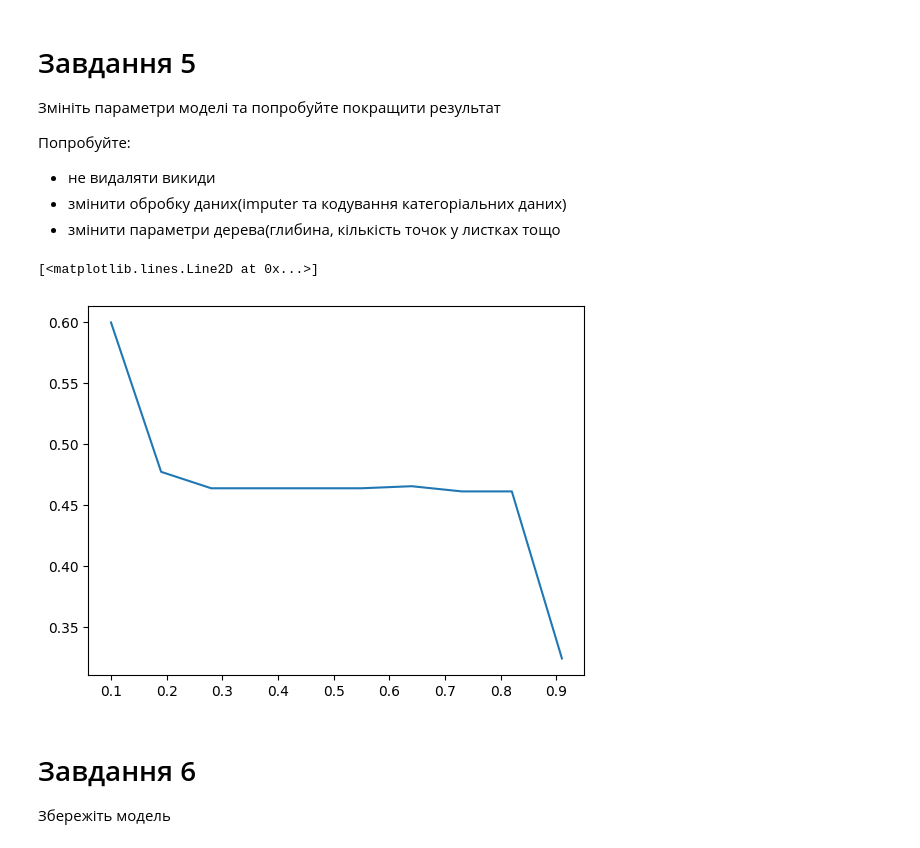
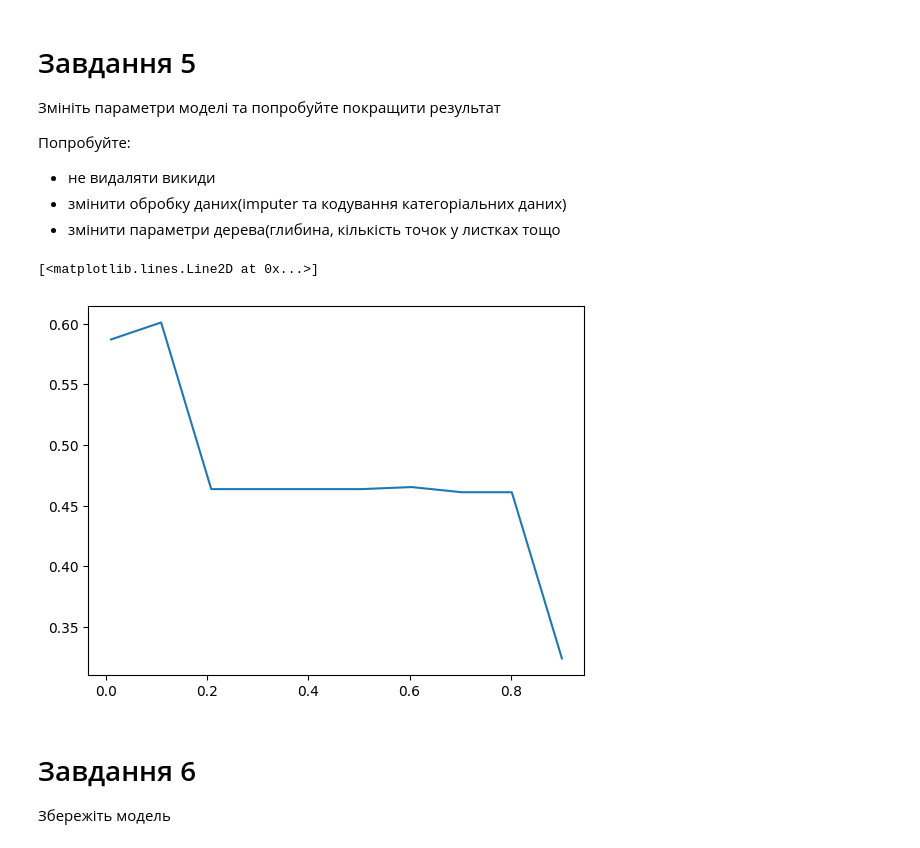
Before and after one commit to shaya-686/AI, a Jupyter notebook: ДЗ_8.ipynb, the cells around one changed output. Cells and saved outputs as stored; diff of their text form; code cells hidden in the pictures.

```diff
--- a/ДЗ_8.ipynb
+++ b/ДЗ_8.ipynb
@@ -232,22 +232,22 @@ graph.render("fare tree")
 * змінити обробку даних(imputer та кодування категоріальних даних)
 * змінити параметри дерева(глибина, кількість точок у листках тощо
 # %%
-min_samples_split = np.linspace(0.1, 1.0, 10, endpoint=False)
+min_samples_split = np.linspace(0.01, 1.0, 10, endpoint=False)
 r2 = []
 for split in min_samples_split:
   model = Pipeline(
     [("prep", preprocessor),
      ("tree", tree.DecisionTreeRegressor(max_depth=4, min_samples_split = split, random_state=42))])
 
   model.fit(X_train, y_train)
   y_pred = model.predict(X_test)
   r2_value = metrics.r2_score(y_test, y_pred)
   r2.append(r2_value)
 
 plt.plot(min_samples_split, r2)
 # %% [output]
 [<matplotlib.lines.Line2D at 0x...>]
-[figure, old version]
+[figure, new version]
 # %% [markdown]
 # Завдання 6
 Збережіть модель
```
